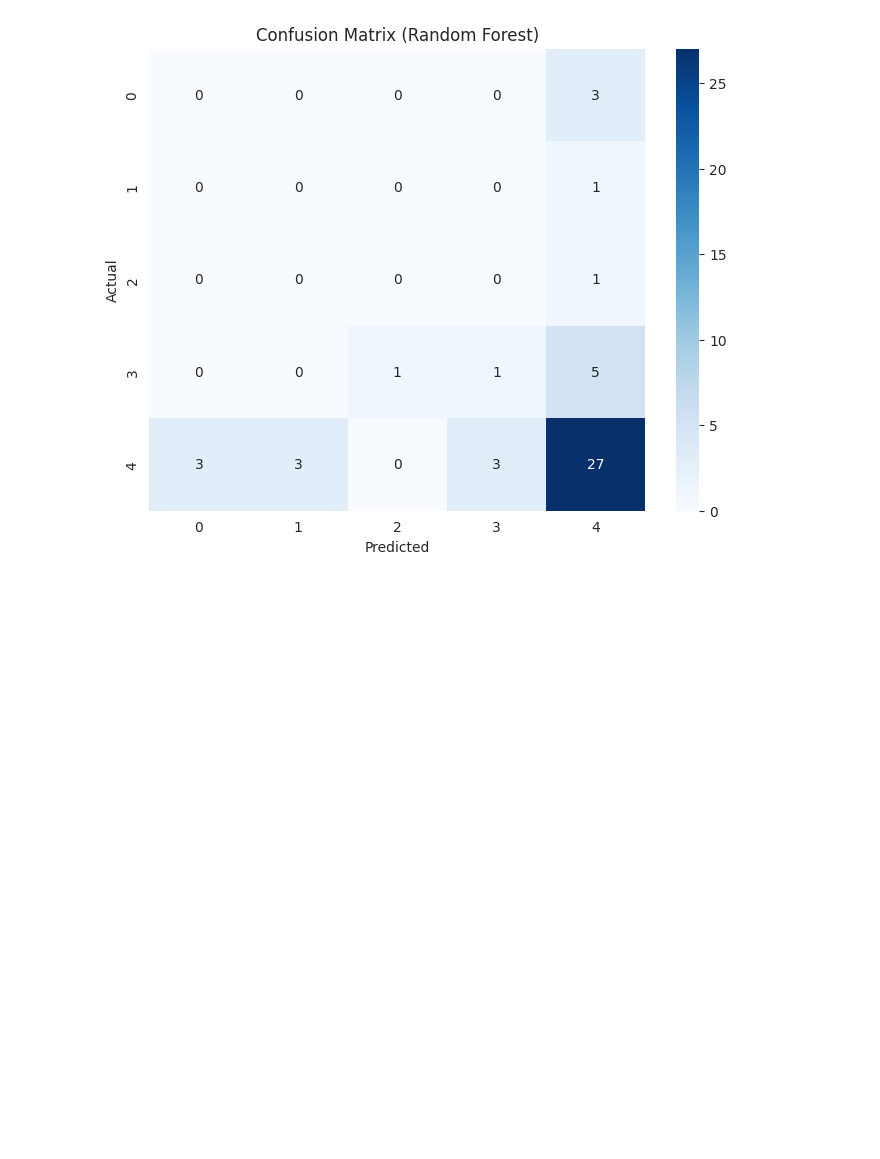
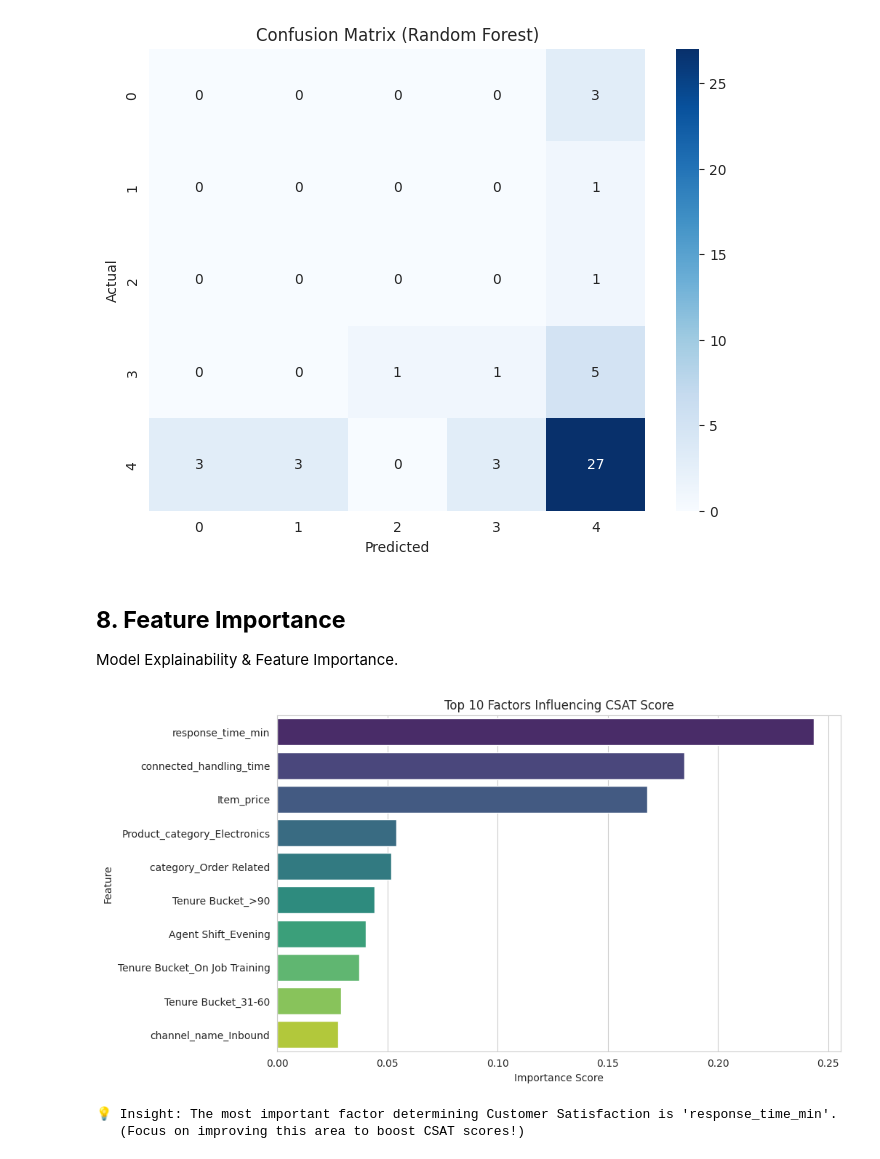
Before and after one commit to gajanan-nawle/Flipkart-CSAT-GenAI-Azure, a Jupyter notebook: Capstone_Project_Machine_Learning_&_GenAI_with_Microsoft_Azure.ipynb, the cells around one changed output. Drawn from its saved outputs; the diff is of its cells as text; code cells hidden in the pictures; blank space fills up the shorter version.

```diff
--- a/Capstone_Project_Machine_Learning_&_GenAI_with_Microsoft_Azure.ipynb
+++ b/Capstone_Project_Machine_Learning_&_GenAI_with_Microsoft_Azure.ipynb
@@ -328,3 +328,32 @@ Training Random Forest Classifier...
    macro avg       0.20      0.18      0.18        48
 weighted avg       0.58      0.58      0.58        48
 [figure]
+# %% [markdown]
+## **8. Feature Importance**
+
+Model Explainability & Feature Importance.
+# %%
+# 1. Extract Feature Importances
+importances = rf_model.feature_importances_
+feature_names = X.columns
+feature_importance_df = pd.DataFrame({'Feature': feature_names, 'Importance': importances})
+
+# 2. Sort by Importance
+feature_importance_df = feature_importance_df.sort_values(by='Importance', ascending=False).head(10)
+
+# 3. Visualize
+plt.figure(figsize=(10, 6))
+sns.barplot(x='Importance', y='Feature', data=feature_importance_df, palette='viridis')
+plt.title('Top 10 Factors Influencing CSAT Score')
+plt.xlabel('Importance Score')
+plt.ylabel('Feature')
+plt.show()
+
+# 4. Business Insight Printout
+top_feature = feature_importance_df.iloc[0]['Feature']
+print(f"💡 Insight: The most important factor determining Customer Satisfaction is '{top_feature}'.")
+print("   (Focus on improving this area to boost CSAT scores!)")
+# %% [output]
+[figure, added]
+💡 Insight: The most important factor determining Customer Satisfaction is 'response_time_min'.
+   (Focus on improving this area to boost CSAT scores!)
```
Also changed, not shown: parts of 4 cells of this notebook.
